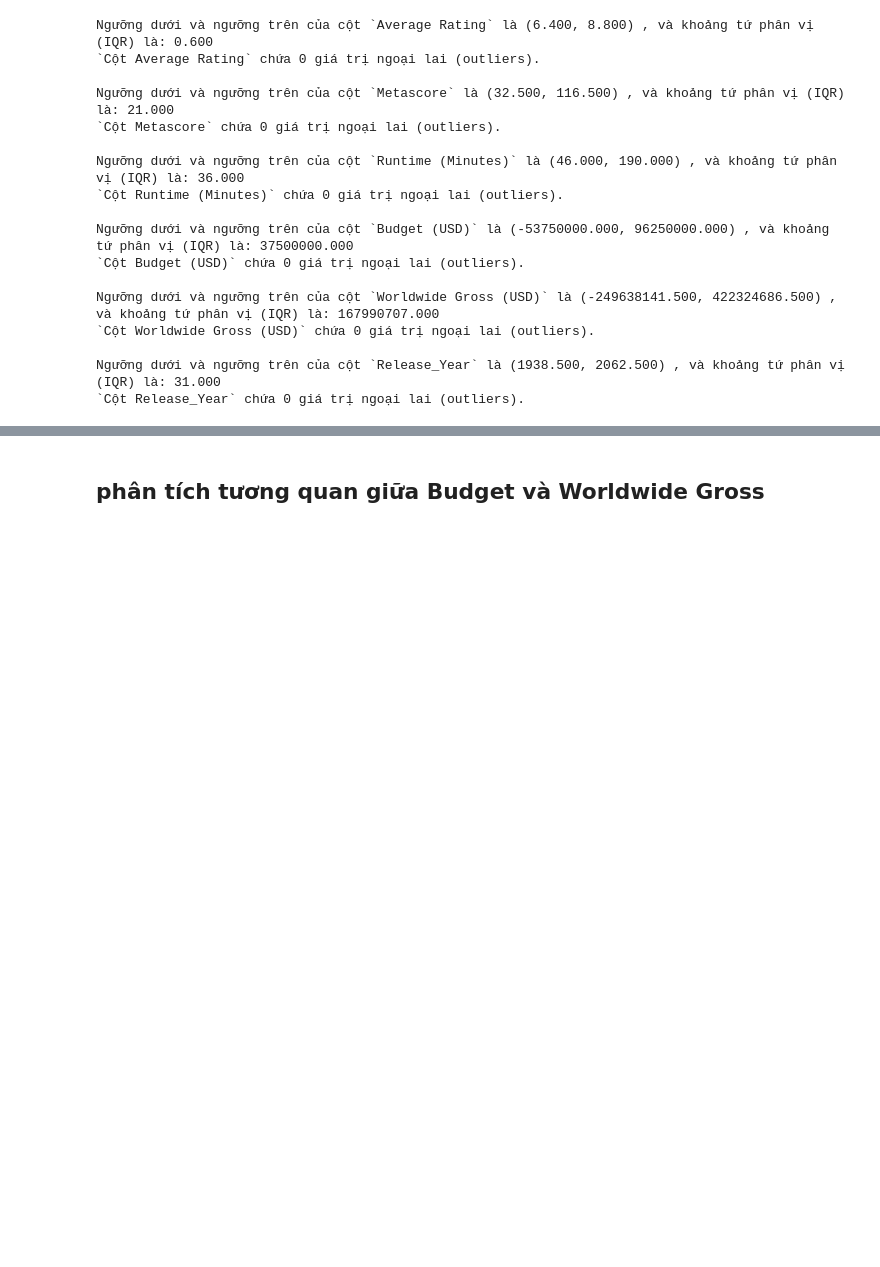
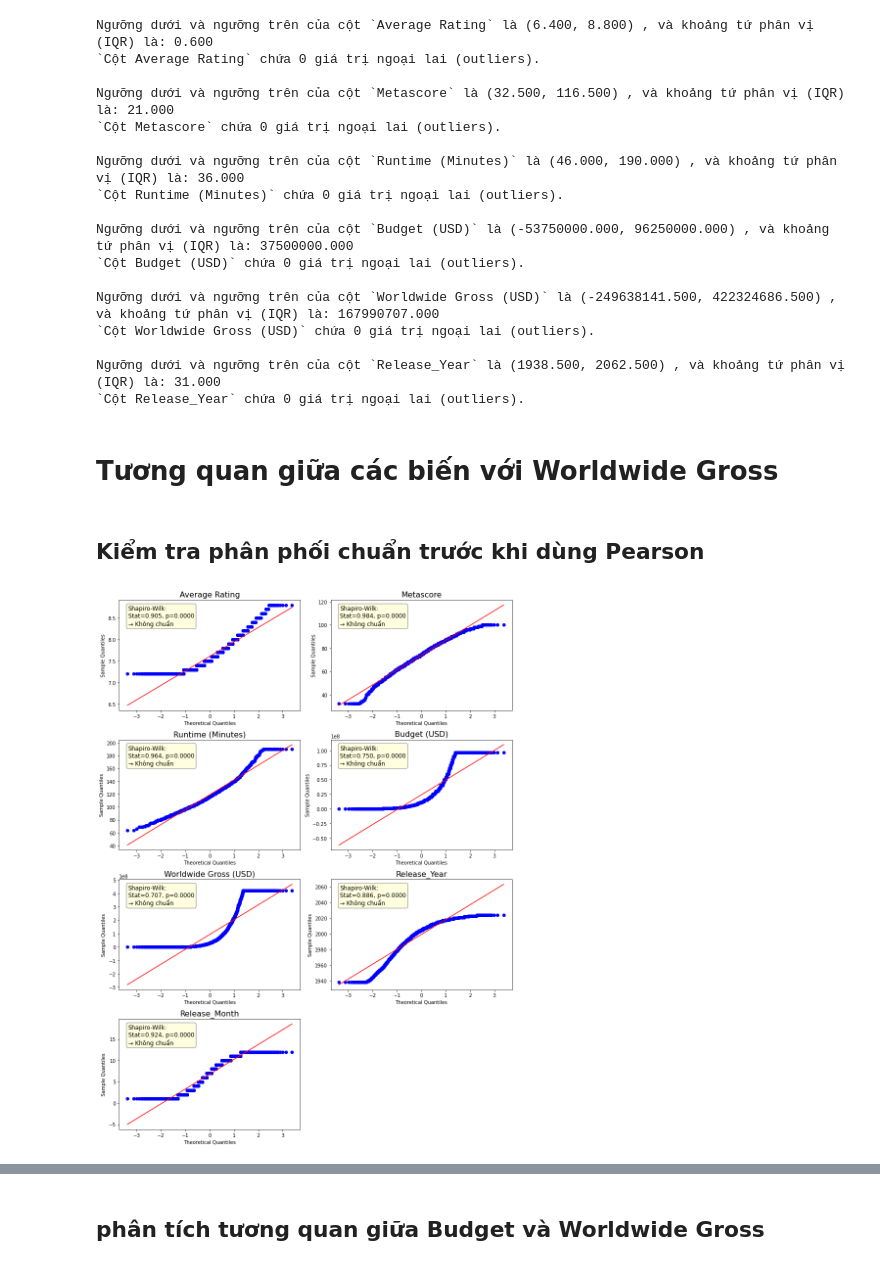
Before and after one commit to understandnhi/DeAn-NgocHieuNhi, a Jupyter notebook: EDA.ipynb, the cells around one changed output, grey strips where cells are left out. Cells and saved outputs as stored; diff of their text form; code cells hidden in the pictures; blank space fills up the shorter version.

```diff
--- a/EDA.ipynb
+++ b/EDA.ipynb
@@ -947,3 +889,50 @@ Ngưỡng dưới và ngưỡng trên của cột `Worldwide Gross (USD)` là (-
 
 Ngưỡng dưới và ngưỡng trên của cột `Release_Year` là (1938.500, 2062.500) , và khoảng tứ phân vị (IQR) là: 31.000
 `Cột Release_Year` chứa 0 giá trị ngoại lai (outliers).
+# %% [markdown]
+# Tương quan giữa các biến với Worldwide Gross
+# %% [markdown]
+## Kiểm tra phân phối chuẩn trước khi dùng Pearson
+# %%
+import pandas as pd
+import matplotlib.pyplot as plt
+from scipy.stats import shapiro, probplot
+import numpy as np
+
+
+# Tạo lưới 2 cột
+n_cols = 2
+n_rows = int(np.ceil(len(numeric_cols) / n_cols))
+
+fig, axes = plt.subplots(n_rows, n_cols, figsize=(12, n_rows * 4))
+axes = axes.flatten()  # Flatten để dễ xử lý vòng lặp
+
+for i, col in enumerate(numeric_cols):
+    data = df[col].dropna()
+
+    # Shapiro-Wilk Test
+    stat, p = shapiro(data)
+    test_result = "Có thể chuẩn" if p > 0.05 else "Không chuẩn"
+
+    # Vẽ Q-Q Plot
+    probplot(data, dist="norm", plot=axes[i])
+    axes[i].set_title(f"{col}", fontsize=16)
+    axes[i].set_xlabel("Theoretical Quantiles")
+    axes[i].set_ylabel("Sample Quantiles")
+
+    # Ghi kết quả kiểm định lên biểu đồ
+    axes[i].text(0.05, 0.95,
+                 f"Shapiro-Wilk:\nStat={stat:.3f}, p={p:.4f}\n→ {test_result}",
+                 transform=axes[i].transAxes,
+                 fontsize=12,
+                 verticalalignment='top',
+                 bbox=dict(boxstyle="round,pad=0.3", fc="lightyellow", ec="gray", lw=1))
+
+# Ẩn các ô thừa nếu số biến không chia hết cho 2
+for j in range(i + 1, len(axes)):
+    fig.delaxes(axes[j])
+
+plt.tight_layout()
+plt.show()
+# %% [output]
+[figure, added]
```
Also changed, not shown: parts of 38 cells of this notebook, 1 other file.
